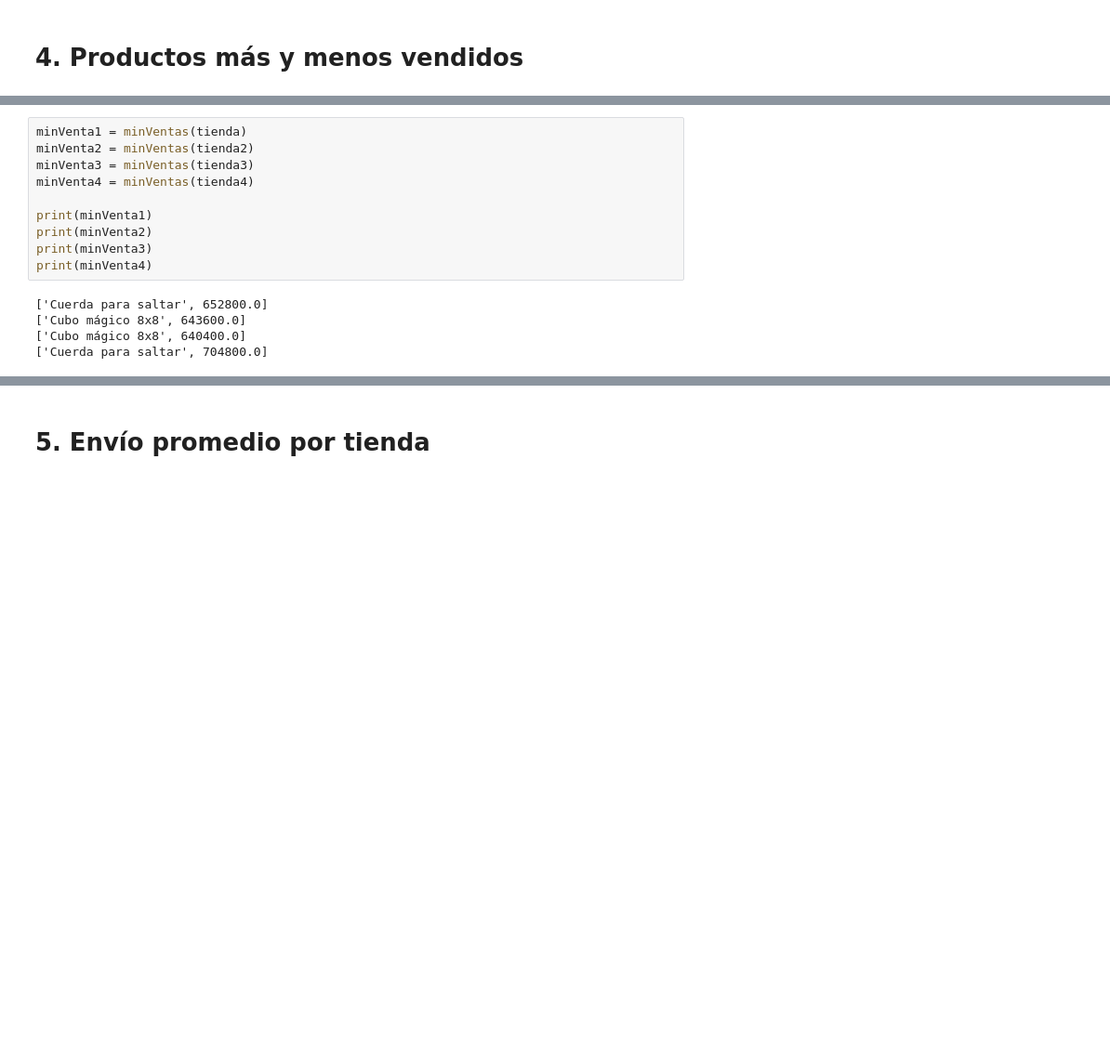
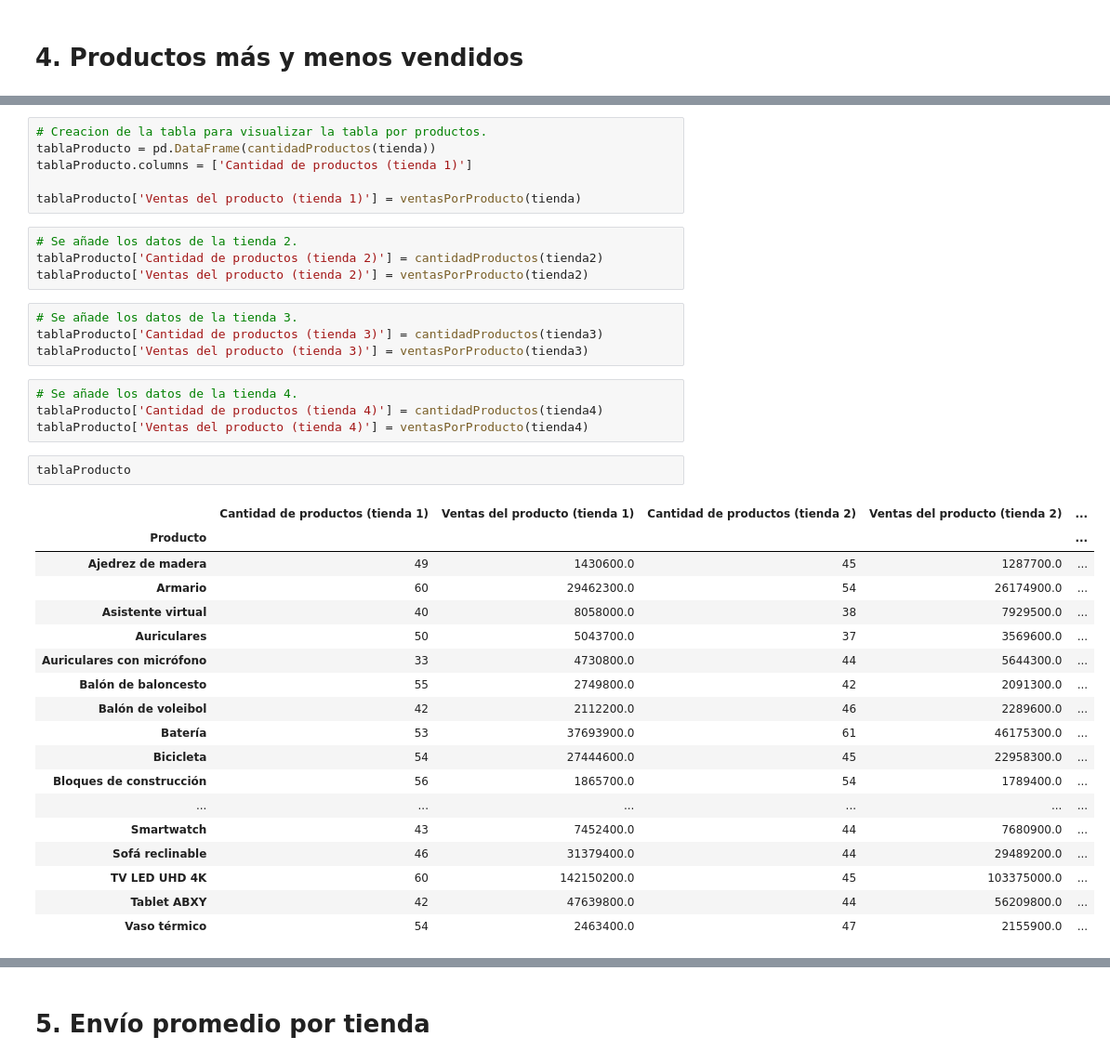
Before and after one commit to BjorkMagno/Portafolio, a Jupyter notebook: challenge-para-decidir-venta/AluraStoreLatam.ipynb, the cells around one changed output, grey strips where cells are left out. Shown at 93% size. Drawn from its saved outputs; the diff is of its cells as text; blank space fills up the shorter version.

```diff
--- a/challenge-para-decidir-venta/AluraStoreLatam.ipynb
+++ b/challenge-para-decidir-venta/AluraStoreLatam.ipynb
@@ -286,15 +211,39 @@ print(maxVenta4)
-# %%
-minVenta1 = minVentas(tienda)
-minVenta2 = minVentas(tienda2)
-minVenta3 = minVentas(tienda3)
-minVenta4 = minVentas(tienda4)
-
-print(minVenta1)
-print(minVenta2)
-print(minVenta3)
-print(minVenta4)
-# %% [output]
-['Cuerda para saltar', 652800.0]
-['Cubo mágico 8x8', 643600.0]
-['Cubo mágico 8x8', 640400.0]
-['Cuerda para saltar', 704800.0]
+# %%
+# Creacion de la tabla para visualizar la tabla por productos.
+tablaProducto = pd.DataFrame(cantidadProductos(tienda))
+tablaProducto.columns = ['Cantidad de productos (tienda 1)']
+
+tablaProducto['Ventas del producto (tienda 1)'] = ventasPorProducto(tienda)
+# %%
+# Se añade los datos de la tienda 2.
+tablaProducto['Cantidad de productos (tienda 2)'] = cantidadProductos(tienda2)
+tablaProducto['Ventas del producto (tienda 2)'] = ventasPorProducto(tienda2)
+# %%
+# Se añade los datos de la tienda 3.
+tablaProducto['Cantidad de productos (tienda 3)'] = cantidadProductos(tienda3)
+tablaProducto['Ventas del producto (tienda 3)'] = ventasPorProducto(tienda3)
+# %%
+# Se añade los datos de la tienda 4.
+tablaProducto['Cantidad de productos (tienda 4)'] = cantidadProductos(tienda4)
+tablaProducto['Ventas del producto (tienda 4)'] = ventasPorProducto(tienda4)
+# %%
+tablaProducto
+# %% [output]
+|  | Cantidad de productos (tienda 1) | Ventas del producto (tienda 1) | Cantidad de productos (tienda 2) | Ventas del producto (tienda 2) | ... |
+| Producto |  |  |  |  | ... |
+| Ajedrez de madera | 49 | 1430600.0 | 45 | 1287700.0 | ... |
+| Armario | 60 | 29462300.0 | 54 | 26174900.0 | ... |
+| Asistente virtual | 40 | 8058000.0 | 38 | 7929500.0 | ... |
+| Auriculares | 50 | 5043700.0 | 37 | 3569600.0 | ... |
+| Auriculares con micrófono | 33 | 4730800.0 | 44 | 5644300.0 | ... |
+| Balón de baloncesto | 55 | 2749800.0 | 42 | 2091300.0 | ... |
+| Balón de voleibol | 42 | 2112200.0 | 46 | 2289600.0 | ... |
+| Batería | 53 | 37693900.0 | 61 | 46175300.0 | ... |
+| Bicicleta | 54 | 27444600.0 | 45 | 22958300.0 | ... |
+| Bloques de construcción | 56 | 1865700.0 | 54 | 1789400.0 | ... |
+| ... | ... | ... | ... | ... | ... |
+| Smartwatch | 43 | 7452400.0 | 44 | 7680900.0 | ... |
+| Sofá reclinable | 46 | 31379400.0 | 44 | 29489200.0 | ... |
+| TV LED UHD 4K | 60 | 142150200.0 | 45 | 103375000.0 | ... |
+| Tablet ABXY | 42 | 47639800.0 | 44 | 56209800.0 | ... |
+| Vaso térmico | 54 | 2463400.0 | 47 | 2155900.0 | ... |
```
Also changed, not shown: parts of 46 cells of this notebook.
